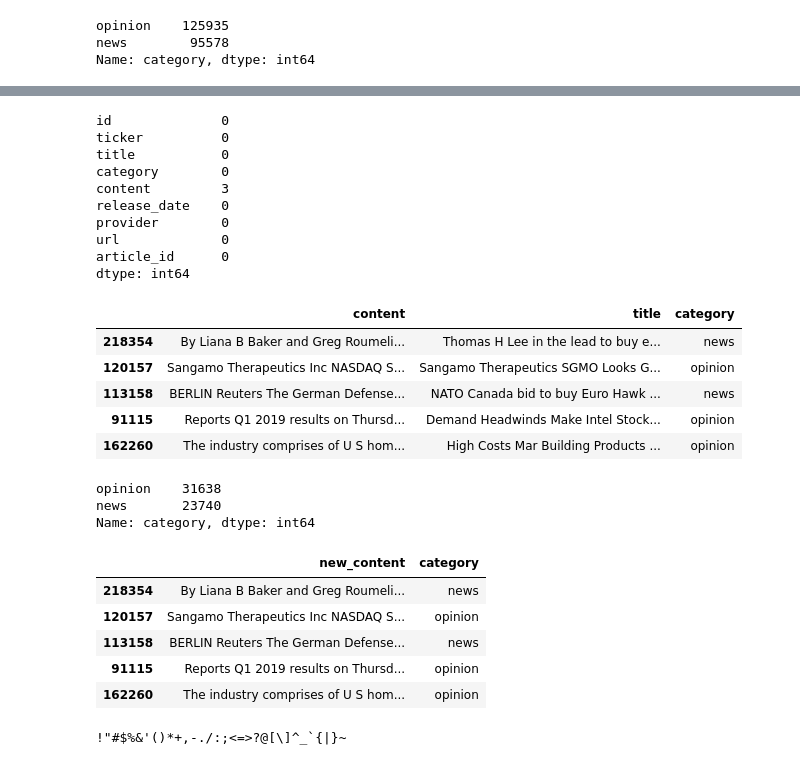
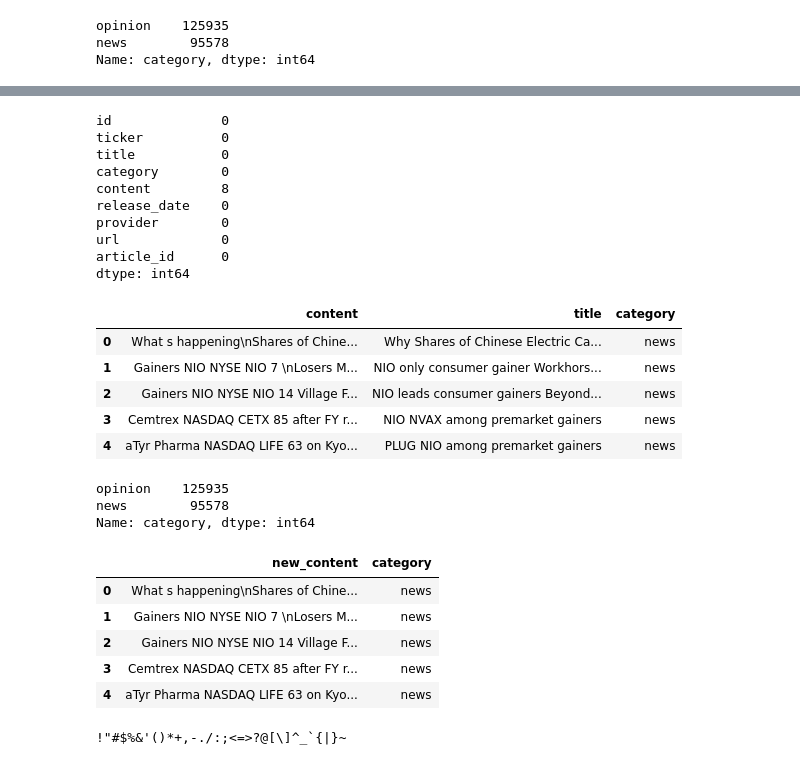
Before and after one commit to pablonicolasr/mentodatos-safnfi-2022-GrupoB, a Jupyter notebook: tercerentrega/news_dataset_BERT.ipynb, the cells around one changed output, grey strips where cells are left out. Cells and saved outputs as stored; diff of their text form; code cells hidden in the pictures.

```diff
--- a/tercerentrega/news_dataset_BERT.ipynb
+++ b/tercerentrega/news_dataset_BERT.ipynb
@@ -68,6 +75,6 @@ Mounted at /content/gdrive
 # %%
 # load dataset
-df = pd.read_csv(os.path.join(root_path, "data", "news_dataset.csv"))
+df = pd.read_csv(os.path.join(os.getcwd(), "data", "news_dataset.csv"))
 
 df.head()
 # %% [output]
@@ -125,48 +129,48 @@ df_test.head(5)
 #df
 # %%
 # check for missing values
-df_test.isnull().sum()
+df.isnull().sum()
 # %% [output]
 id              0
 ticker          0
 title           0
 category        0
-content         3
+content         8
 release_date    0
 provider        0
 url             0
 article_id      0
 dtype: int64
 # %%
-df_test = df_test[["content", "title", "category"]]
+df = df[["content", "title", "category"]]
 # %%
-df_test.head()
+df.head()
 # %% [output]
 |  | content | title | category |
-| 218354 | By Liana B Baker and Greg Roumeli... | Thomas H Lee in the lead to buy e... | news |
-| 120157 | Sangamo Therapeutics Inc NASDAQ S... | Sangamo Therapeutics SGMO Looks G... | opinion |
-| 113158 | BERLIN Reuters The German Defense... | NATO Canada bid to buy Euro Hawk ... | news |
-| 91115 | Reports Q1 2019 results on Thursd... | Demand Headwinds Make Intel Stock... | opinion |
-| 162260 | The industry comprises of U S hom... | High Costs Mar Building Products ... | opinion |
+| 0 | What s happening\nShares of Chine... | Why Shares of Chinese Electric Ca... | news |
+| 1 | Gainers NIO NYSE NIO 7 \nLosers M... | NIO only consumer gainer Workhors... | news |
+| 2 | Gainers NIO NYSE NIO 14 Village F... | NIO leads consumer gainers Beyond... | news |
+| 3 | Cemtrex NASDAQ CETX 85 after FY r... | NIO NVAX among premarket gainers | news |
+| 4 | aTyr Pharma NASDAQ LIFE 63 on Kyo... | PLUG NIO among premarket gainers | news |
 # %%
-df_test.category.value_counts(dropna=False)
+df.category.value_counts(dropna=False)
 # %% [output]
-opinion    31638
-news       23740
+opinion    125935
+news        95578
 Name: category, dtype: int64
 # %%
-df_test["new_content"] = df_test["content"] + df_test["title"]
+df["new_content"] = df["content"] + df["title"]
 
-df_test = df_test[["new_content", "category"]]
+df = df[["new_content", "category"]]
 
-df_test.head()
+df.head()
 # %% [output]
 |  | new_content | category |
-| 218354 | By Liana B Baker and Greg Roumeli... | news |
-| 120157 | Sangamo Therapeutics Inc NASDAQ S... | opinion |
-| 113158 | BERLIN Reuters The German Defense... | news |
-| 91115 | Reports Q1 2019 results on Thursd... | opinion |
-| 162260 | The industry comprises of U S hom... | opinion |
+| 0 | What s happening\nShares of Chine... | news |
+| 1 | Gainers NIO NYSE NIO 7 \nLosers M... | news |
+| 2 | Gainers NIO NYSE NIO 14 Village F... | news |
+| 3 | Cemtrex NASDAQ CETX 85 after FY r... | news |
+| 4 | aTyr Pharma NASDAQ LIFE 63 on Kyo... | news |
 # %%
 def pad_features(comments_ints, seq_length):
     ''' Return features of comments_ints, where each comment is padded with 0's
```
Also changed, not shown: parts of 22 cells of this notebook, 2 other files.
